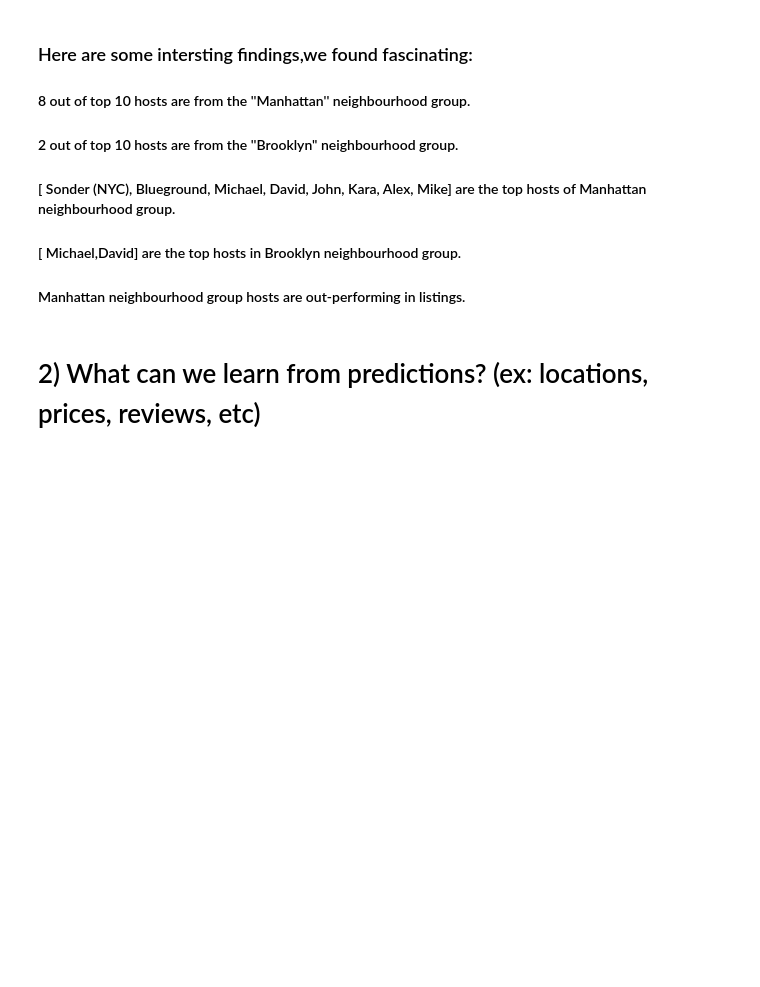
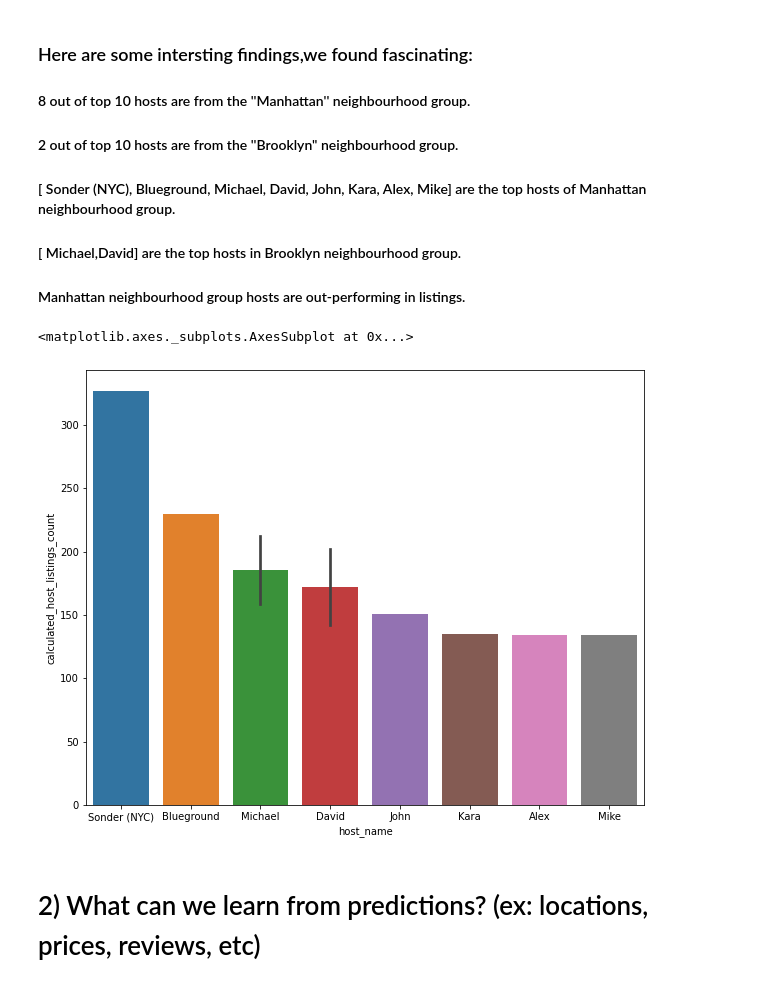
Before and after one commit to rknethinti/EDA-Airbnb-bookings-analysis, a Jupyter notebook: Airbnb_Bookings_Analysis_Capstone_Project.ipynb, the cells around one changed output. Cells and saved outputs as stored; diff of their text form; code cells hidden in the pictures; blank space fills up the shorter version.

Commit message:
graphs commit

```diff
--- a/Airbnb_Bookings_Analysis_Capstone_Project.ipynb
+++ b/Airbnb_Bookings_Analysis_Capstone_Project.ipynb
@@ -140,7 +146,8 @@ list(airbnb.columns)
 
 hosts_and_areas= airbnb.groupby(['host_name','neighbourhood_group'])["calculated_host_listings_count"].count().reset_index()
 
-hosts_and_areas.sort_values('calculated_host_listings_count',ascending=False).head(10)
+haa= hosts_and_areas.sort_values('calculated_host_listings_count',ascending=False).head(10)
+haa
 # %% [output]
 |  | host_name | neighbourhood_group | calculated_host_listings_count |
 | 13217 | Sonder (NYC) | Manhattan | 327 |
@@ -165,6 +172,14 @@ hosts_and_areas.sort_values('calculated_host_listings_count',ascending=False).he
 #### [ Michael,David] are the top hosts in Brooklyn neighbourhood group.
 
 #### Manhattan neighbourhood group hosts are out-performing in listings.
+# %%
+# representing the above analysis through plotting using seaborn
+
+plt.figure(figsize=(10,8))
+sns.barplot(x= haa['host_name'],y=haa['calculated_host_listings_count'])
+# %% [output]
+<matplotlib.axes._subplots.AxesSubplot at 0x...>
+[figure, added]
 # %% [markdown]
 # 2) What can we learn from predictions? (ex: locations, prices, reviews, etc)
 # %%
```
Also changed, not shown: parts of 7 cells of this notebook.
